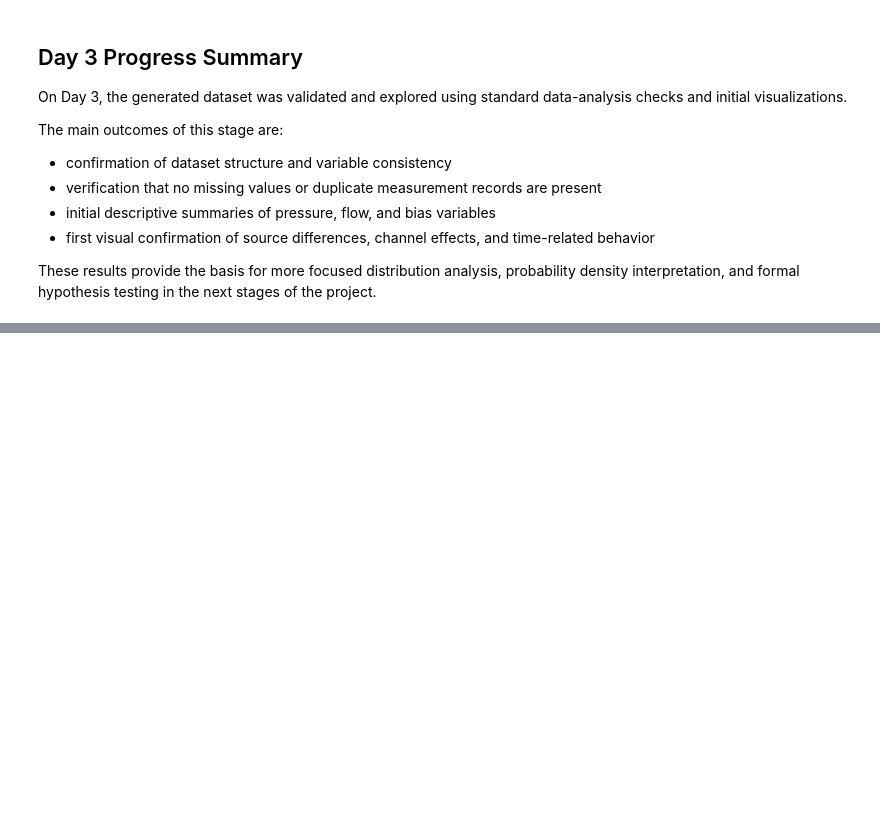
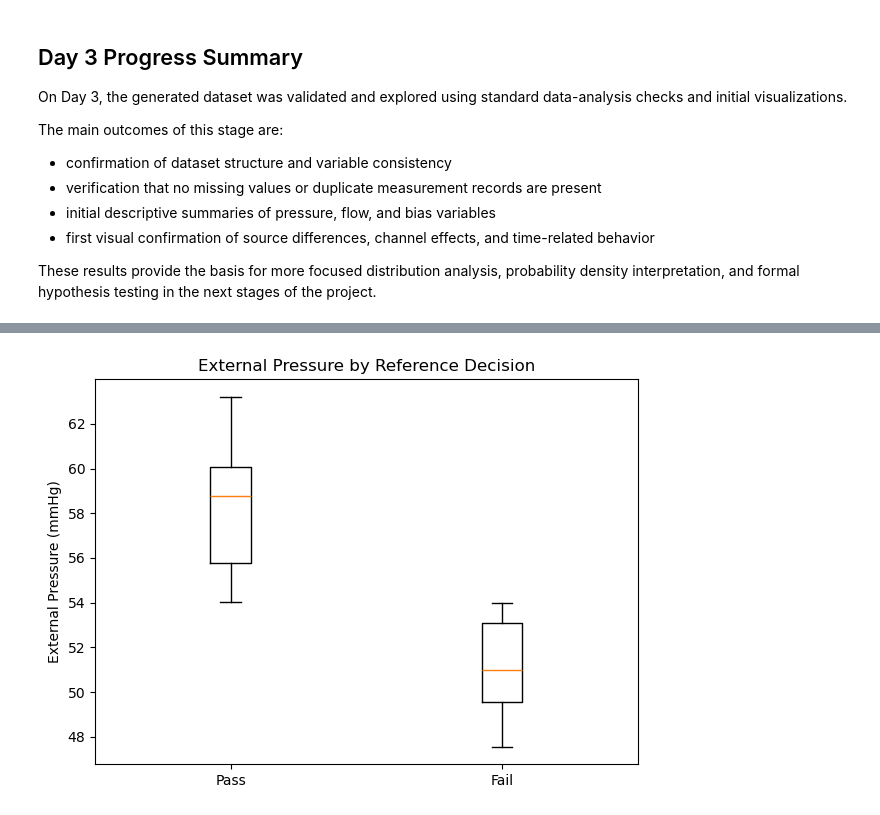
Before and after one commit to simonsvp/EOL-Measurement-System-Analysis-with-ANOVA-and-Decision-Risk, a Jupyter notebook: measurement_system_analysis.ipynb, the cells around one changed output, grey strips where cells are left out. Cells and saved outputs as stored; diff of their text form; code cells hidden in the pictures; blank space fills up the shorter version.

```diff
--- a/measurement_system_analysis.ipynb
+++ b/measurement_system_analysis.ipynb
@@ -857,0 +897,13 @@ These results provide the basis for more focused distribution analysis, probabil
+# %%
+pass_fail_pressure = [
+    df[df["reference_decision"] == "Pass"]["ext_pressure_mmhg"],
+    df[df["reference_decision"] == "Fail"]["ext_pressure_mmhg"]
+]
+
+plt.figure(figsize=(7, 5))
+plt.boxplot(pass_fail_pressure, tick_labels=["Pass", "Fail"])
+plt.ylabel("External Pressure (mmHg)")
+plt.title("External Pressure by Reference Decision")
+plt.show()
+# %% [output]
+[figure, added]
```
Also changed, not shown: parts of 23 cells of this notebook.
